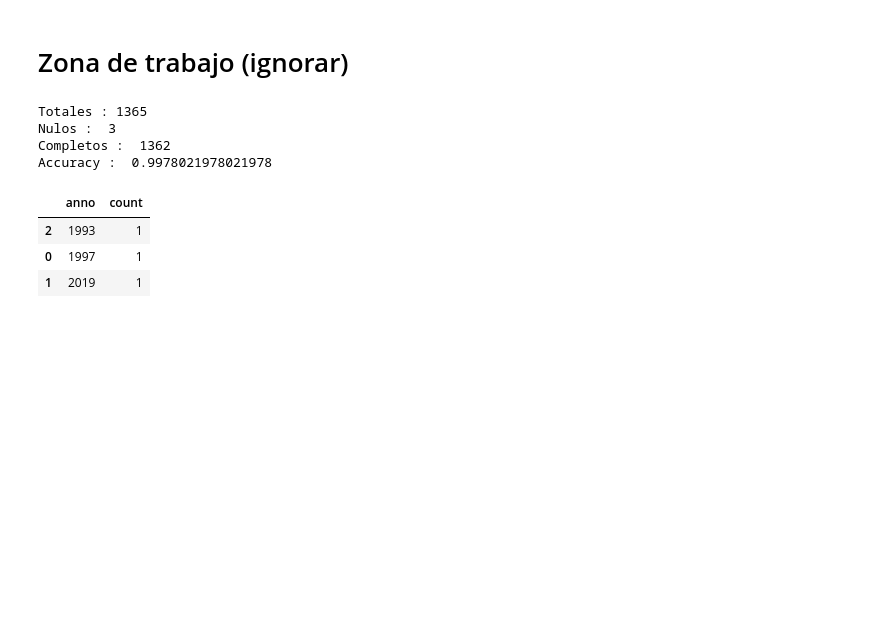
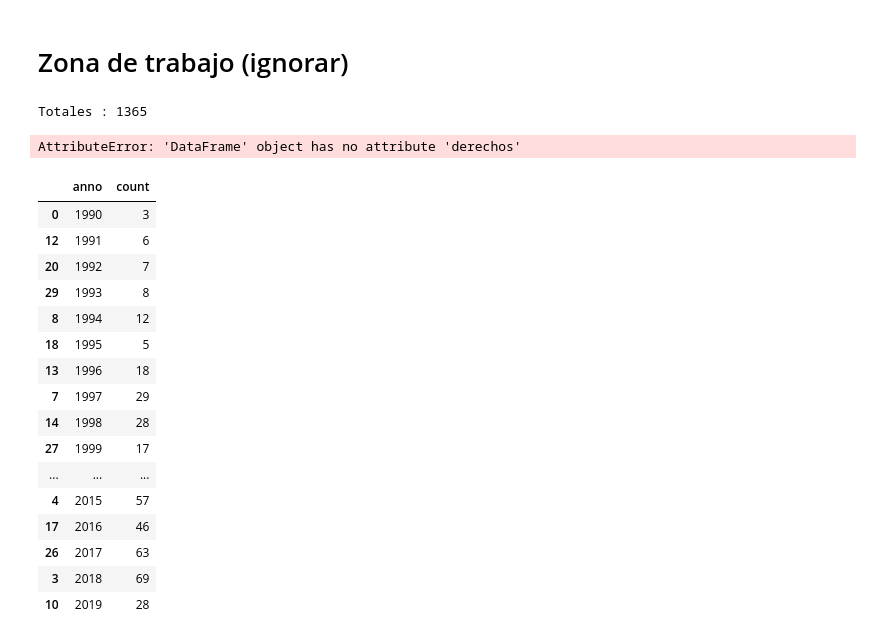
Before and after one commit to kennorsdb/nlppen, a Jupyter notebook: Notebook.ipynb, the cells around one changed output. Cells and saved outputs as stored; diff of their text form; code cells hidden in the pictures; blank space fills up the shorter version.

Commit message:
Extraccion de instrumentos internacionales y derechos
Extraccion de instrumentos internacionales y derechos

```diff
--- a/Notebook.ipynb
+++ b/Notebook.ipynb
@@ -17,12 +19,12 @@ from pyspark.sql.functions import length
 spark = (SparkSession
          .builder
          .appName("Transforming sentences")
-         .config("spark.num.executors", "8")
-         .config("spark.executor.memory", "10g")
-         .config("spark.executor.cores", "6")
-         .config("spark.driver.memory", "10g")
+         .config("spark.num.executors", "1")
+         .config("spark.executor.memory", "6g")
+         .config("spark.executor.cores", "1")
+         .config("spark.driver.memory", "12g")
          .config("spark.memory.offHeap.enabled", True)
-         .config("spark.memory.offHeap.size", "25g")
+         .config("spark.memory.offHeap.size", "64g")
          .config("spark.sql.execution.arrow.pyspark.enabled", "true")
          .getOrCreate())
 
@@ -92,0 +122,8 @@ estructurales.seleccion.guardarDatos()
+# %%
+s = estructurales.seleccion.sdf.repartition(1)
+import pandas as pd
+pd.set_option('display.max_rows', 10)
+pd.set_option('display.max_columns', 25)
+pd.set_option('display.width', 80)
+pd.set_option('display.max_colwidth', 80)
+s.limit(10).toPandas()
@@ -92,0 +143,9 @@ estructurales.seleccion.guardarDatos()
+# %%
+from pyspark.sql.functions import explode, desc
+from pyspark.sql import functions as F
+import pandas as pd
+
+pd.set_option('display.max_rows', None)
+pd.set_option('display.max_columns', None)
+pd.set_option('display.width', None)
+pd.set_option('display.max_colwidth', -1)
@@ -125,22 +264,33 @@ Attempting non-optimization as 'spark.sql.execution.arrow.pyspark.fallback.enabl
 # %%
 s = estructurales.seleccion.sdf
 print("Totales :", str(s.count()))
-print("Nulos : ", str(s.filter(s.num_resolucion.isNull()).count()))
-print("Completos : ", str(s.filter(s.num_resolucion.isNotNull()).count()))
-print("Accuracy : " ,s.filter(s.num_resolucion.isNotNull()).count()/s.count())
+print("Nulos : ", str(s.filter(s.derechos.isNull()).count()))
+print("Completos : ", str(s.filter(s.derechos.isNotNull()).count()))
+print("Accuracy : " ,s.filter(s.derechos.isNotNull()).count()/s.count())
 
-s = s.filter(s.num_resolucion.isNull())
+#s = s.filter(s.num_resolucion.isNull())
 #s = estructurales.seleccion.sdf
 # %% [output]
 Totales : 1365
-Nulos :  3
-Completos :  1362
-Accuracy :  0.9978021978021978
+AttributeError: 'DataFrame' object has no attribute 'derechos'
 # %%
-s.filter(s.num_resolucion.isNull()).groupby(s.anno).count().toPandas().sort_values('anno')
+s.filter(s.inst_internacionales.isNull()).groupby(s.anno).count().toPandas().sort_values('anno')
 # %% [output]
 |  | anno | count |
-| 2 | 1993 | 1 |
-| 0 | 1997 | 1 |
-| 1 | 2019 | 1 |
+| 0 | 1990 | 3 |
+| 12 | 1991 | 6 |
+| 20 | 1992 | 7 |
+| 29 | 1993 | 8 |
+| 8 | 1994 | 12 |
+| 18 | 1995 | 5 |
+| 13 | 1996 | 18 |
+| 7 | 1997 | 29 |
+| 14 | 1998 | 28 |
+| 27 | 1999 | 17 |
+| ... | ... | ... |
+| 4 | 2015 | 57 |
+| 17 | 2016 | 46 |
+| 26 | 2017 | 63 |
+| 3 | 2018 | 69 |
+| 10 | 2019 | 28 |
 # %%
```
Also changed, not shown: parts of 28 cells of this notebook, 16 other files.
